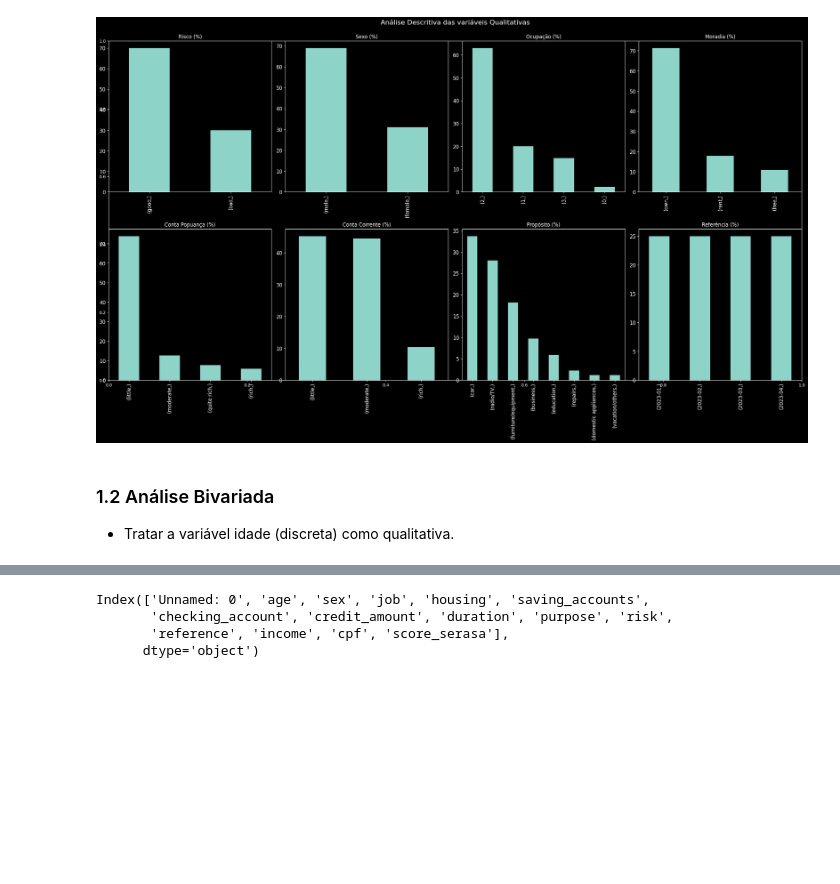
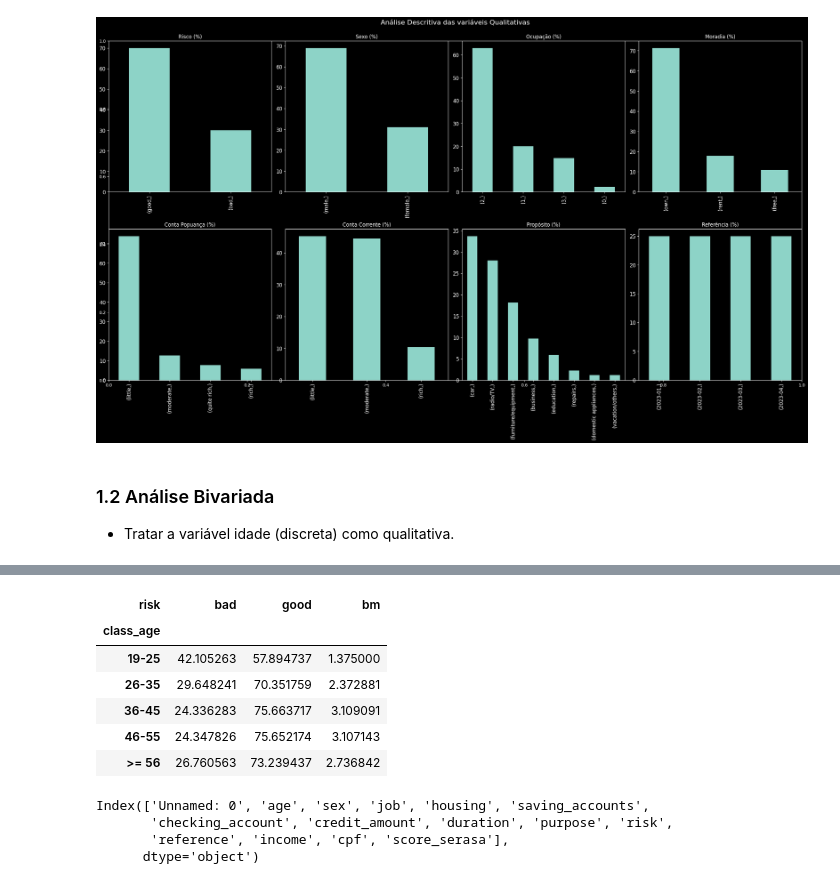
Before and after one commit to Hhjygh/Dataviking_atividade, a Jupyter notebook: notebooks/DataAnalysis.ipynb, the cells around one changed output, grey strips where cells are left out. Drawn from its saved outputs; the diff is of its cells as text; code cells hidden in the pictures; blank space fills up the shorter version.

```diff
--- a/notebooks/DataAnalysis.ipynb
+++ b/notebooks/DataAnalysis.ipynb
@@ -211,3 +241,14 @@ plt.show()
+# %%
+percentages["bm"] = percentages['good']/percentages['bad']
+percentages
+# %% [output]
+| risk | bad | good | bm |
+| class_age |  |  |  |
+| 19-25 | 42.105263 | 57.894737 | 1.375000 |
+| 26-35 | 29.648241 | 70.351759 | 2.372881 |
+| 36-45 | 24.336283 | 75.663717 | 3.109091 |
+| 46-55 | 24.347826 | 75.652174 | 3.107143 |
+| >= 56 | 26.760563 | 73.239437 | 2.736842 |
 # %%
 data.columns
 # %% [output]
```
Also changed, not shown: parts of 2 cells of this notebook.
